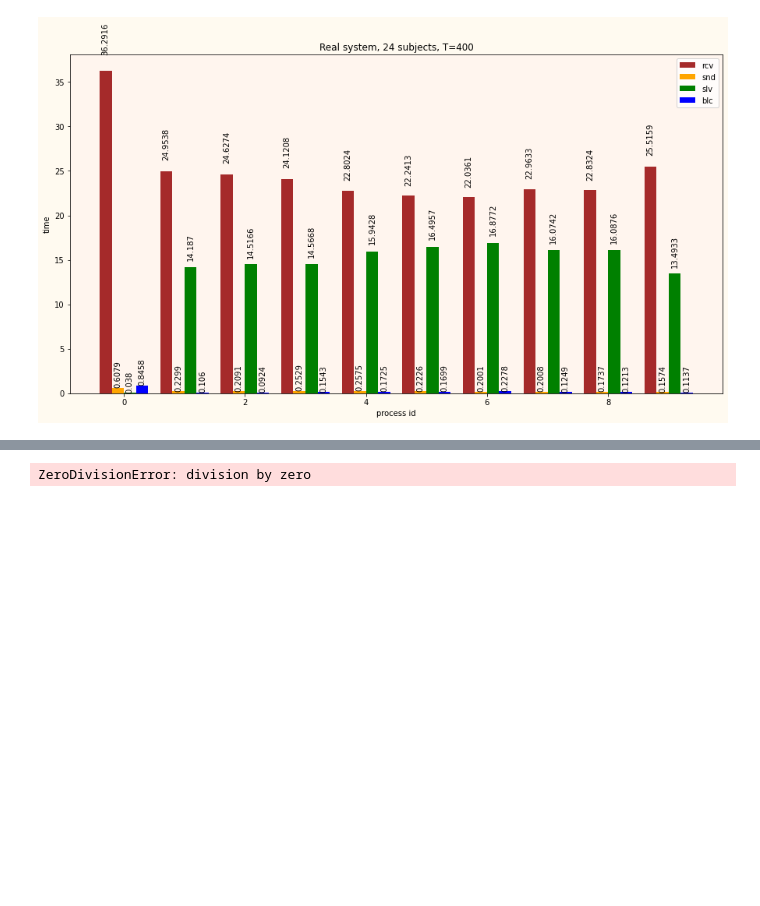
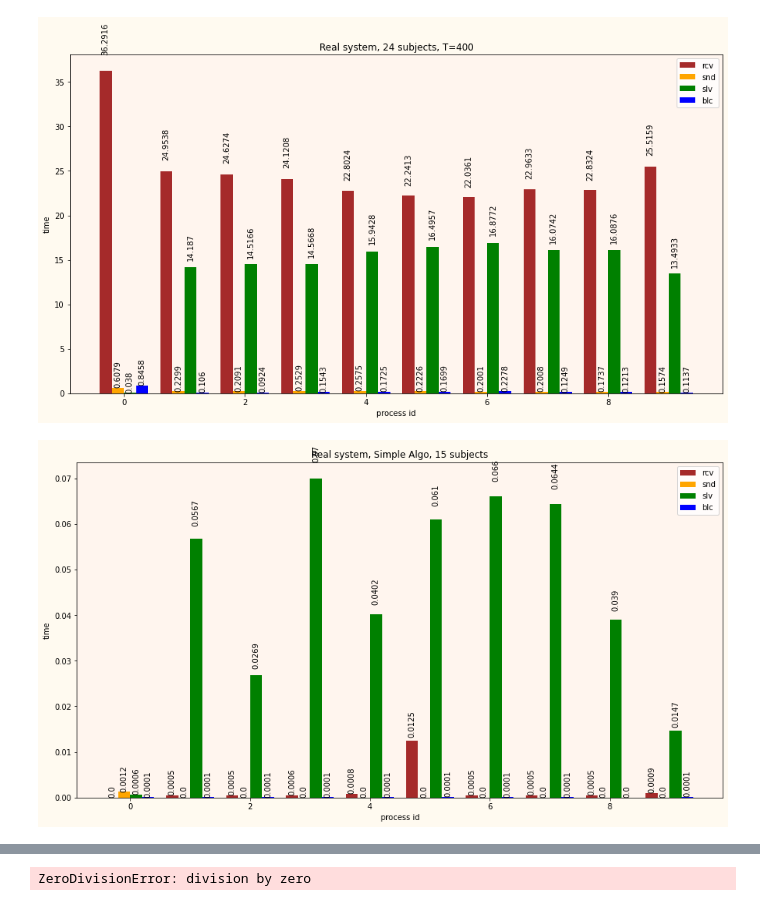
Before and after one commit to amonin7/knapsack_solution, a Jupyter notebook: Visualization.ipynb, the cells around one changed output, grey strips where cells are left out. Saved outputs shown, nothing was run; the diff lists cells and outputs as text; code cells hidden in the pictures; blank space fills up the shorter version.

```diff
--- a/Visualization.ipynb
+++ b/Visualization.ipynb
@@ -245,3 +245,7 @@ plot_statistics('TraceC.csv', 'Real system, 28 subjects')
 plot_statistics('TraceC.csv', 'Real system, 24 subjects, T=400')
 # %% [output]
 [figure]
+# %%
+plot_statistics('TraceS.csv', 'Real system, Simple Algo, 15 subjects')
+# %% [output]
+[figure, added]
```
Also changed, not shown: parts of 3 cells of this notebook, 4 other files.
